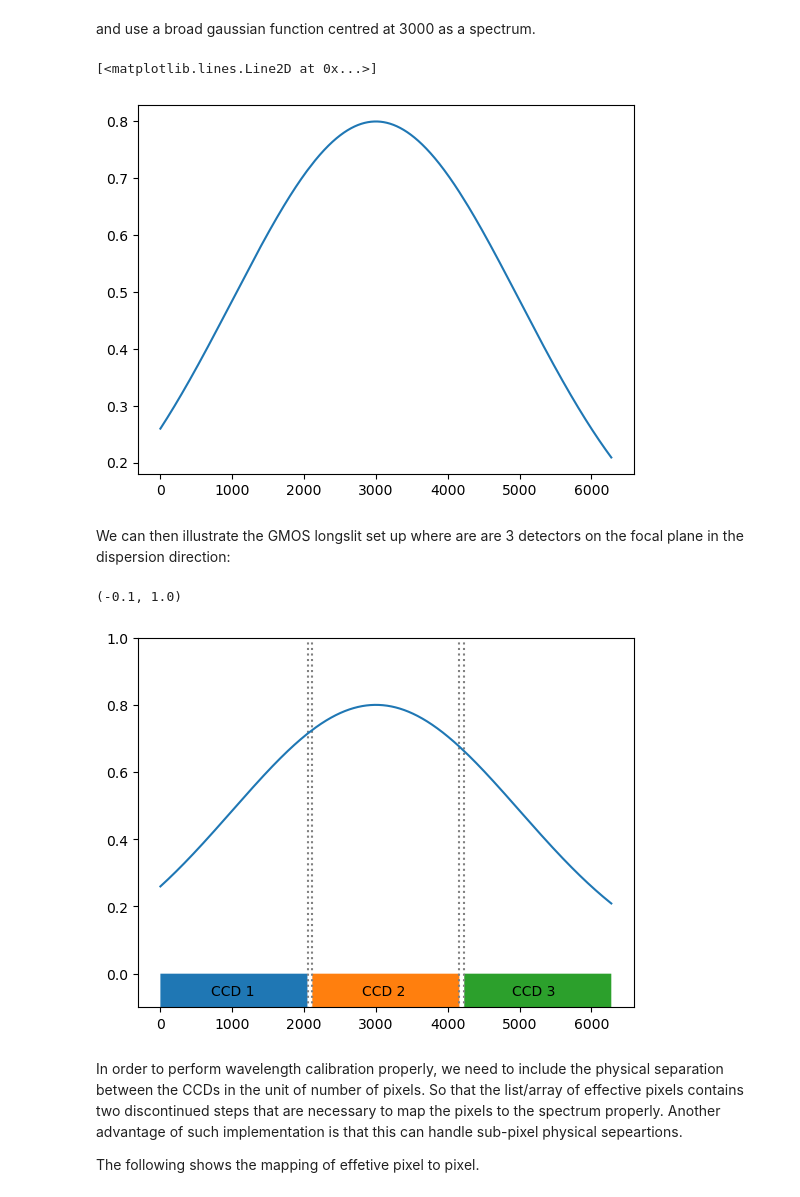
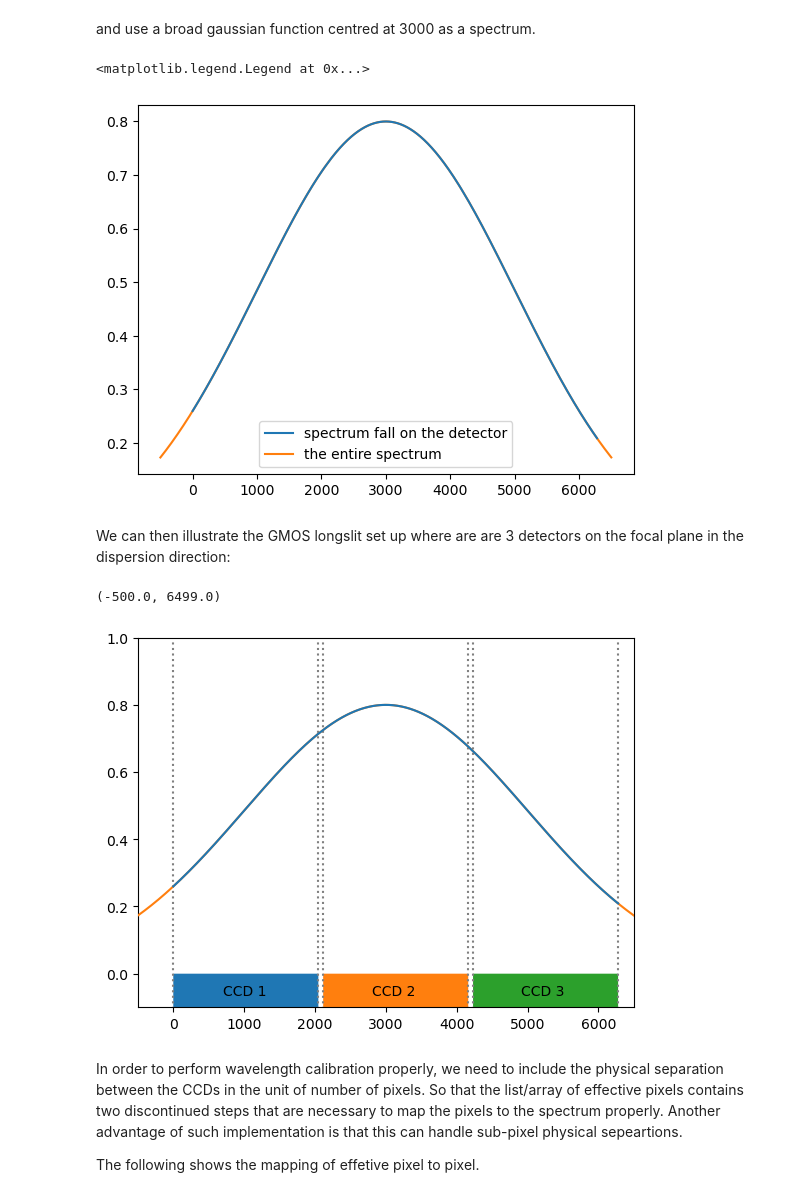
Before and after one commit to jveitchmichaelis/rascal-example, a Jupyter notebook: what_is_effective_pixels.ipynb, the cells around one changed output. Saved outputs shown, nothing was run; the diff lists cells and outputs as text; code cells hidden in the pictures.

Commit message:
added missing labels and clearer CCD regions

```diff
--- a/what_is_effective_pixels.ipynb
+++ b/what_is_effective_pixels.ipynb
@@ -95,33 +95,43 @@ def gaus(x, a, b, x0, sigma):
 
     return a * np.exp(-((x - x0) ** 2) / (2 * sigma**2)) + b
 
+
 spectrum = gaus(effective_pixels, 0.8, 0., 3000, 2000.)
 
-plt.plot(effective_pixels, spectrum)
+_pix = np.arange(-500, 6500)
+full_spectrum = gaus(_pix, 0.8, 0., 3000, 2000.)
+
+plt.plot(effective_pixels, spectrum, label='spectrum fall on the detector', zorder=10)
+plt.plot(_pix, full_spectrum, label='the entire spectrum', zorder=5)
+plt.legend()
 # %% [output]
-[<matplotlib.lines.Line2D at 0x...>]
+<matplotlib.legend.Legend at 0x...>
-[figure, old version]
+[figure, new version]
 # %% [markdown]
 We can then illustrate the GMOS longslit set up where are are 3 detectors on the focal plane in the dispersion direction:
 # %%
 plt.fill_between(np.arange(0, hamamatsu_width), -0.1, 0)
 plt.fill_between(np.arange(hamamatsu_width + hamamatsu_n_gap, hamamatsu_width * 2 + hamamatsu_n_gap), -0.1, 0)
 plt.fill_between(np.arange(hamamatsu_width * 2 + hamamatsu_n_gap * 2, hamamatsu_width * 3 + hamamatsu_n_gap * 2), -0.1, 0)
 
+plt.vlines(0, -1, 1, ls=":", color='grey')
 plt.vlines(hamamatsu_width, -1, 1, ls=":", color='grey')
 plt.vlines(hamamatsu_width + hamamatsu_n_gap, -1, 1, ls=":", color='grey')
 plt.vlines(hamamatsu_width * 2 + hamamatsu_n_gap, -1, 1, ls=":", color='grey')
 plt.vlines(hamamatsu_width * 2 + hamamatsu_n_gap * 2, -1, 1, ls=":", color='grey')
+plt.vlines(hamamatsu_width * 3 + hamamatsu_n_gap * 2, -1, 1, ls=":", color='grey')
 
 plt.text(700, -0.065, "CCD 1")
 plt.text(2800, -0.065, "CCD 2")
 plt.text(4900, -0.065, "CCD 3")
 
-plt.plot(effective_pixels, spectrum)
+plt.plot(effective_pixels, spectrum, zorder=10)
+plt.plot(_pix, full_spectrum, zorder=5)
 plt.ylim(-0.1, 1.0)
+plt.xlim(min(_pix), max(_pix))
 # %% [output]
-(-0.1, 1.0)
+(-500.0, 6499.0)
-[figure, old version]
+[figure, new version]
 # %% [markdown]
 In order to perform wavelength calibration properly, we need to include the physical separation between the CCDs in the unit of number of pixels. So that the list/array of effective pixels contains two discontinued steps that are necessary to map the pixels to the spectrum properly. Another advantage of such implementation is that this can handle sub-pixel physical sepeartions.
 
```
Also changed, not shown: parts of 2 cells of this notebook.
